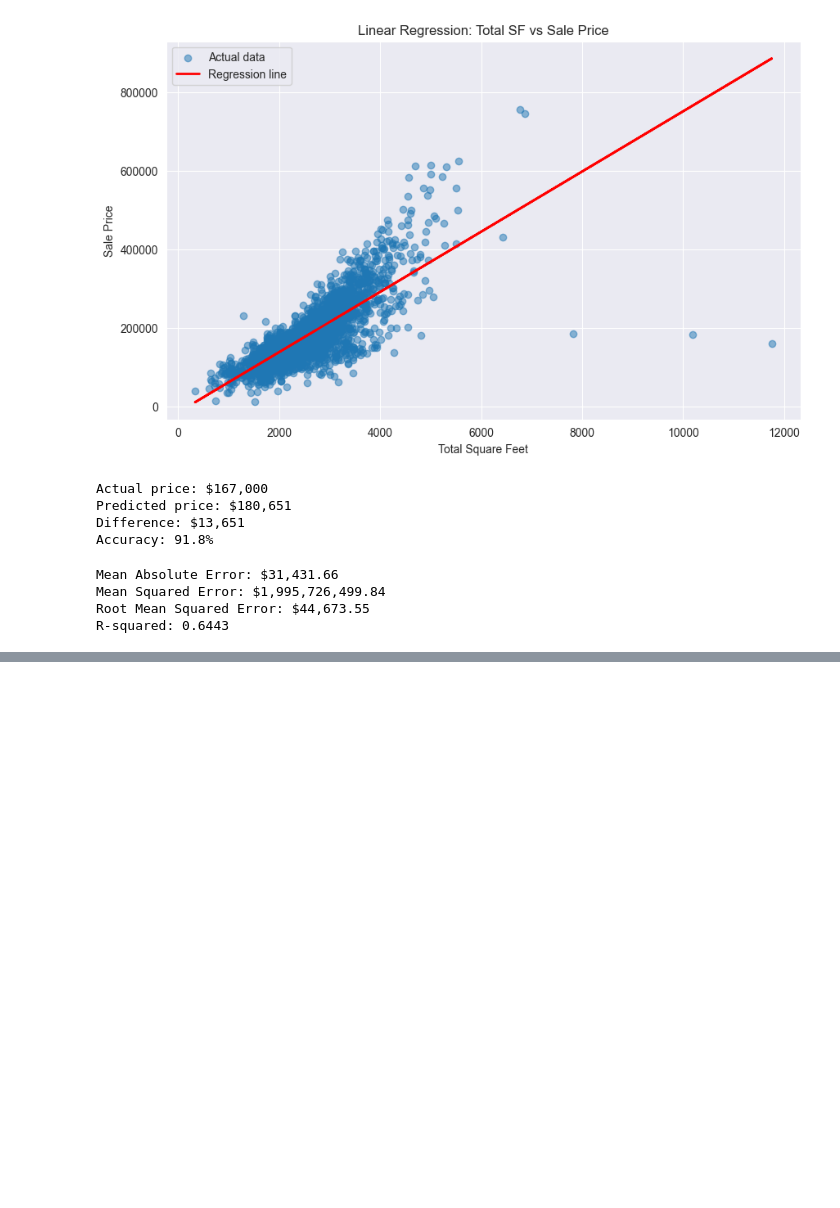
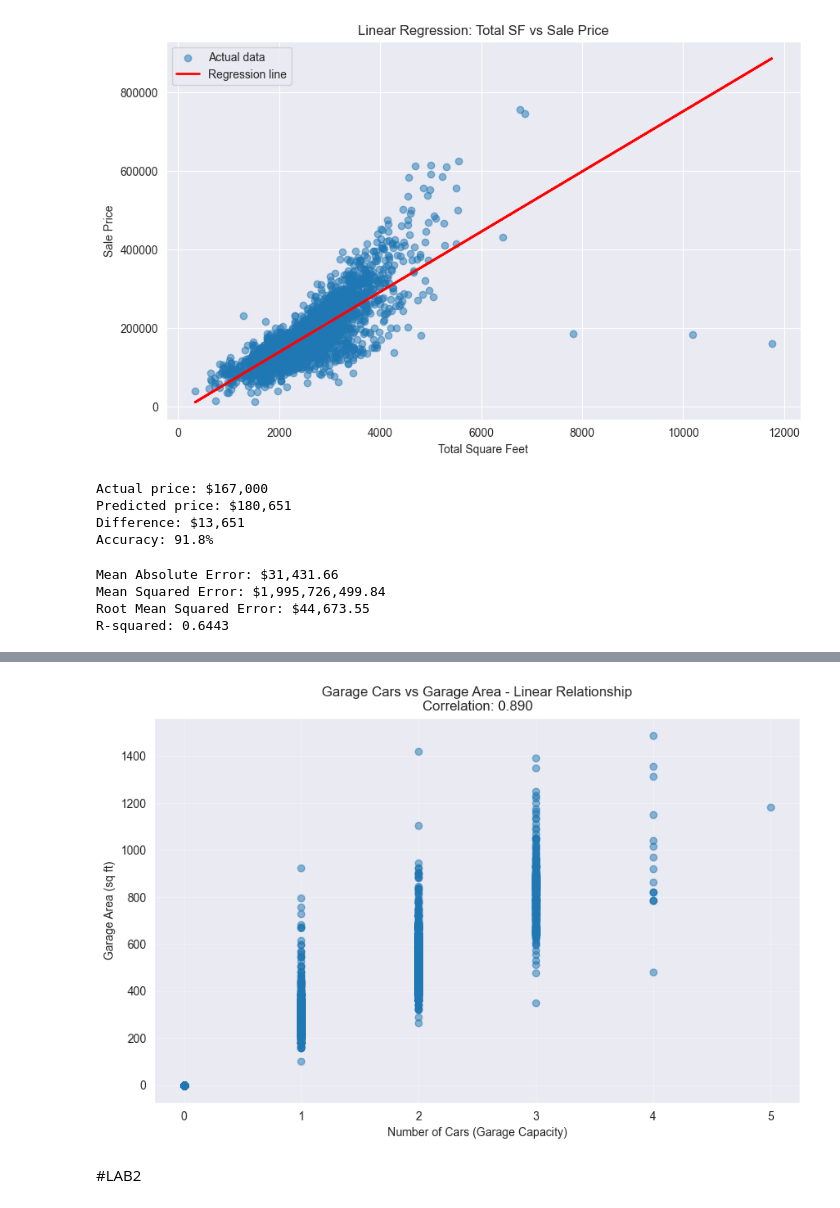
Before and after one commit to 03vladd/ML, a Jupyter notebook: Lab1.ipynb, the cells around one changed output, grey strips where cells are left out. Drawn from its saved outputs; the diff is of its cells as text; code cells hidden in the pictures; blank space fills up the shorter version.

```diff
--- a/Lab1.ipynb
+++ b/Lab1.ipynb
@@ -403,0 +427,10 @@ R-squared: 0.6443
+# %%
+plt.figure(figsize=(10, 6))
+plt.scatter(df['Garage Cars'], df['Garage Area'], alpha=0.5)
+plt.xlabel('Number of Cars (Garage Capacity)')
+plt.ylabel('Garage Area (sq ft)')
+plt.title(f'Garage Cars vs Garage Area - Linear Relationship\nCorrelation: {df["Garage Cars"].corr(df["Garage Area"]):.3f}')
+plt.grid(True, alpha=0.3)
+plt.show()
+# %% [output]
+[figure, added]
@@ -403,0 +439,2 @@ R-squared: 0.6443
+# %% [markdown]
+#LAB2
```
Also changed, not shown: parts of 29 cells of this notebook.
